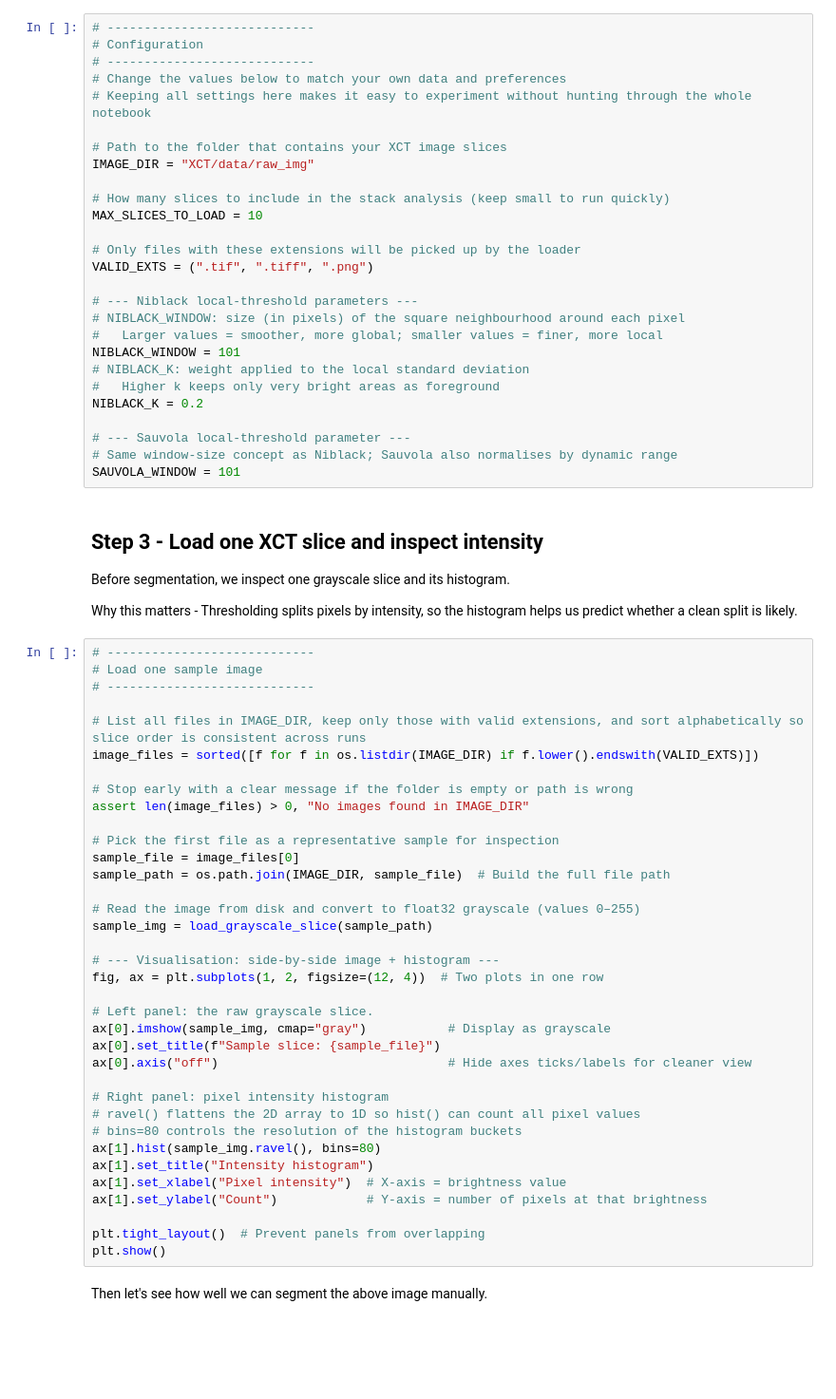
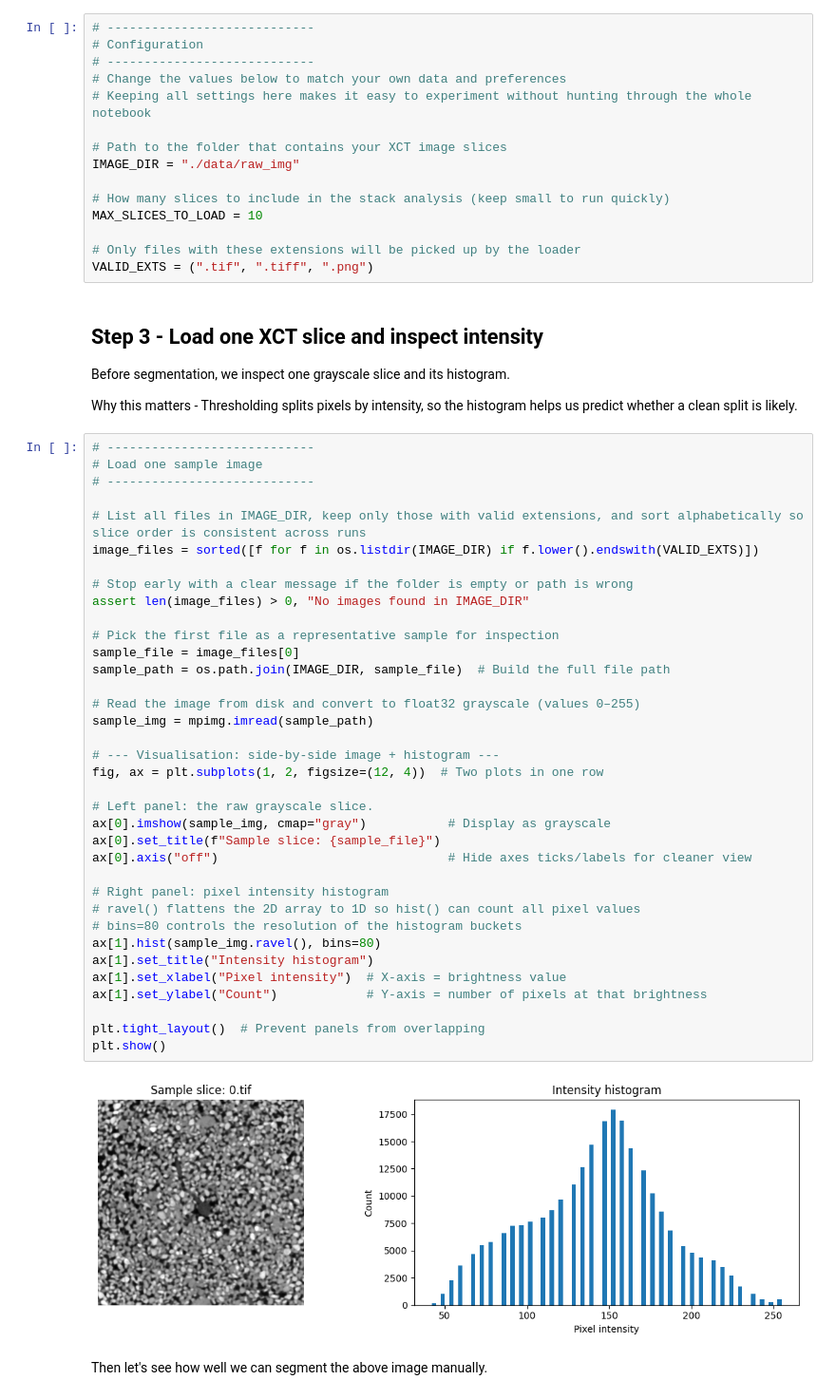
Before and after one commit to EMSL-MONet/Connect_and_Learn_2026, a Jupyter notebook: XCT/01-thresholding-imgseg.ipynb, the cells around one changed output. Shown at 95% size. Drawn from its saved outputs; the diff is of its cells as text; blank space fills up the shorter version.

```diff
--- a/XCT/01-thresholding-imgseg.ipynb
+++ b/XCT/01-thresholding-imgseg.ipynb
@@ -139,25 +127,13 @@ Go through the comments to identify the inputs.
 # Keeping all settings here makes it easy to experiment without hunting through the whole notebook
 
 # Path to the folder that contains your XCT image slices
-IMAGE_DIR = "XCT/data/raw_img"
+IMAGE_DIR = "./data/raw_img"
 
 # How many slices to include in the stack analysis (keep small to run quickly)
 MAX_SLICES_TO_LOAD = 10
 
 # Only files with these extensions will be picked up by the loader
 VALID_EXTS = (".tif", ".tiff", ".png")
-
-# --- Niblack local-threshold parameters ---
-# NIBLACK_WINDOW: size (in pixels) of the square neighbourhood around each pixel
-#   Larger values = smoother, more global; smaller values = finer, more local
-NIBLACK_WINDOW = 101
-# NIBLACK_K: weight applied to the local standard deviation
-#   Higher k keeps only very bright areas as foreground
-NIBLACK_K = 0.2
-
-# --- Sauvola local-threshold parameter ---
-# Same window-size concept as Niblack; Sauvola also normalises by dynamic range
-SAUVOLA_WINDOW = 101
 # %% [markdown]
 ## Step 3 - Load one XCT slice and inspect intensity
 
@@ -172,34 +148,36 @@ Why this matters - Thresholding splits pixels by intensity, so the histogram hel
 # List all files in IMAGE_DIR, keep only those with valid extensions, and sort alphabetically so slice order is consistent across runs
 image_files = sorted([f for f in os.listdir(IMAGE_DIR) if f.lower().endswith(VALID_EXTS)])
 
 # Stop early with a clear message if the folder is empty or path is wrong
 assert len(image_files) > 0, "No images found in IMAGE_DIR"
 
 # Pick the first file as a representative sample for inspection
 sample_file = image_files[0]
 sample_path = os.path.join(IMAGE_DIR, sample_file)  # Build the full file path
 
 # Read the image from disk and convert to float32 grayscale (values 0–255)
-sample_img = load_grayscale_slice(sample_path)
+sample_img = mpimg.imread(sample_path)
 
 # --- Visualisation: side-by-side image + histogram ---
 fig, ax = plt.subplots(1, 2, figsize=(12, 4))  # Two plots in one row
 
 # Left panel: the raw grayscale slice.
 ax[0].imshow(sample_img, cmap="gray")           # Display as grayscale
 ax[0].set_title(f"Sample slice: {sample_file}")
 ax[0].axis("off")                               # Hide axes ticks/labels for cleaner view
 
 # Right panel: pixel intensity histogram
 # ravel() flattens the 2D array to 1D so hist() can count all pixel values
 # bins=80 controls the resolution of the histogram buckets
 ax[1].hist(sample_img.ravel(), bins=80)
 ax[1].set_title("Intensity histogram")
 ax[1].set_xlabel("Pixel intensity")  # X-axis = brightness value
 ax[1].set_ylabel("Count")            # Y-axis = number of pixels at that brightness
 
 plt.tight_layout()  # Prevent panels from overlapping
 plt.show()
+# %% [output]
+[figure, added]
 # %% [markdown]
 Then let's see how well we can segment the above image manually.
 # %%
```
Also changed, not shown: parts of 6 cells of this notebook.
